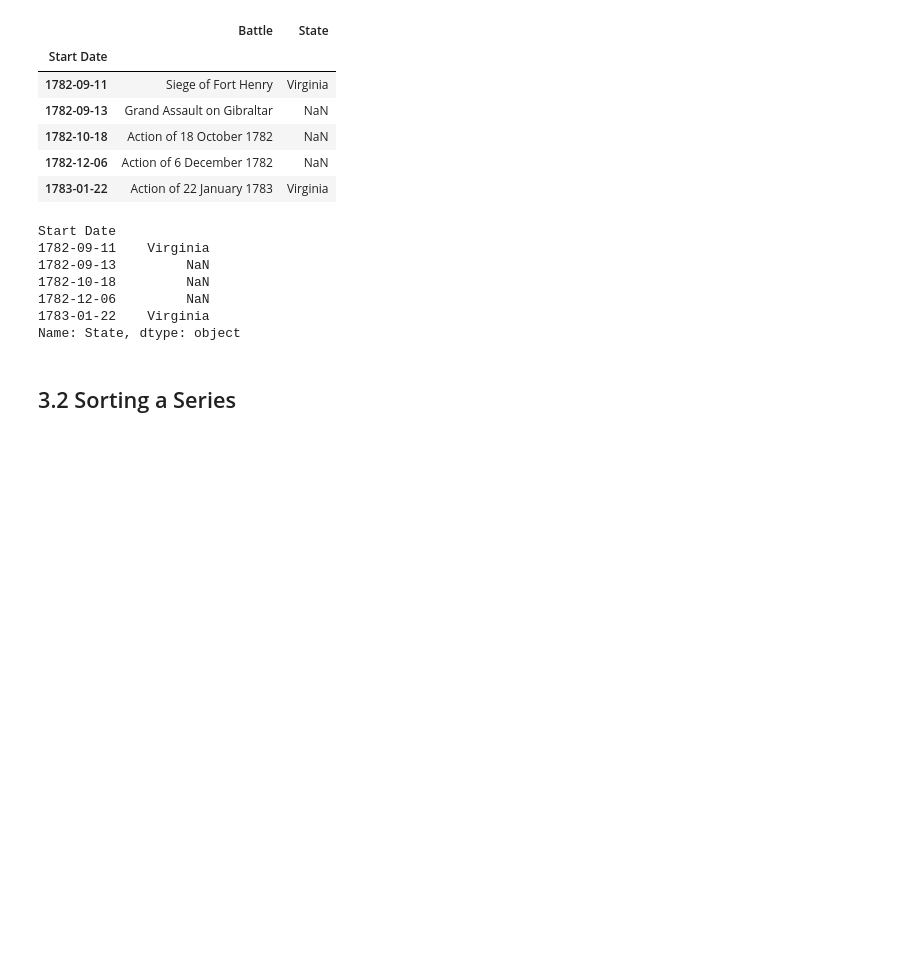
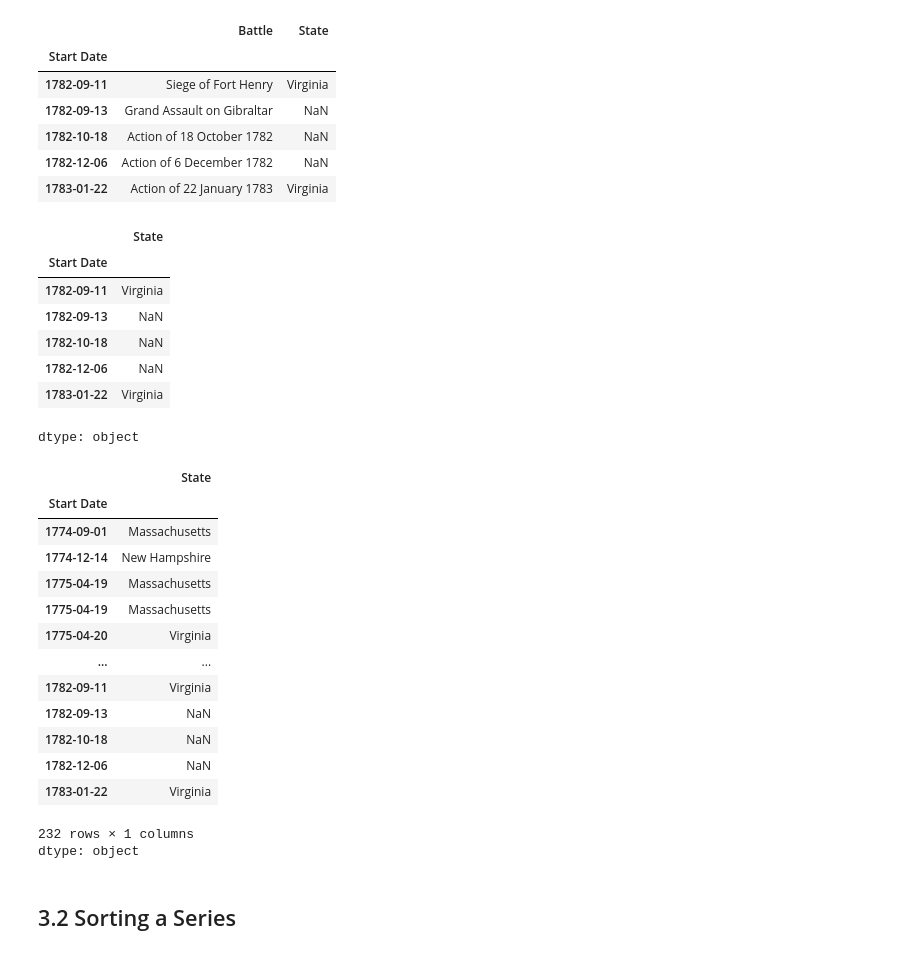
Before and after one commit to MinyaevAndrey/pandas-in-action, a Jupyter notebook: chapter_03_series_methods/chapter_03_series_methods.ipynb, the cells around one changed output. Cells and saved outputs as stored; diff of their text form; code cells hidden in the pictures; blank space fills up the shorter version.

```diff
--- a/chapter_03_series_methods/chapter_03_series_methods.ipynb
+++ b/chapter_03_series_methods/chapter_03_series_methods.ipynb
@@ -205,28 +188,44 @@ pd.read_csv(
 | 1783-01-22 | Action of 22 January 1783 | Virginia |
 # %%
 pd.read_csv(
-    "revolutionary_war.csv",
+    "3-revolutionary_war.csv",
     index_col = "Start Date",
     parse_dates = ["Start Date"],
-    usecols = ["State", "Start Date"],
-    squeeze = True,
-).tail()
+    usecols = ["State", "Start Date"]
+)['State'].tail()
 # %% [output]
+|  | State |
+| Start Date |  |
+| 1782-09-11 | Virginia |
+| 1782-09-13 | NaN |
+| 1782-10-18 | NaN |
+| 1782-12-06 | NaN |
+| 1783-01-22 | Virginia |
-Start Date
-1782-09-11    Virginia
-1782-09-13         NaN
-1782-10-18         NaN
-1782-12-06         NaN
-1783-01-22    Virginia
-Name: State, dtype: object
+dtype: object
 # %%
 battles = pd.read_csv(
-    "revolutionary_war.csv",
+    "3-revolutionary_war.csv",
     index_col = "Start Date",
     parse_dates = ["Start Date"],
-    usecols = ["State", "Start Date"],
-    squeeze = True,
-)
+    usecols = ["State", "Start Date"]
+)['State']
+battles
+# %% [output]
+|  | State |
+| Start Date |  |
+| 1774-09-01 | Massachusetts |
+| 1774-12-14 | New Hampshire |
+| 1775-04-19 | Massachusetts |
+| 1775-04-19 | Massachusetts |
+| 1775-04-20 | Virginia |
+| ... | ... |
+| 1782-09-11 | Virginia |
+| 1782-09-13 | NaN |
+| 1782-10-18 | NaN |
+| 1782-12-06 | NaN |
+| 1783-01-22 | Virginia |
+232 rows × 1 columns
+dtype: object
 # %% [markdown]
 ## 3.2 Sorting a Series
 # %% [markdown]
```
Also changed, not shown: parts of 39 cells of this notebook.
